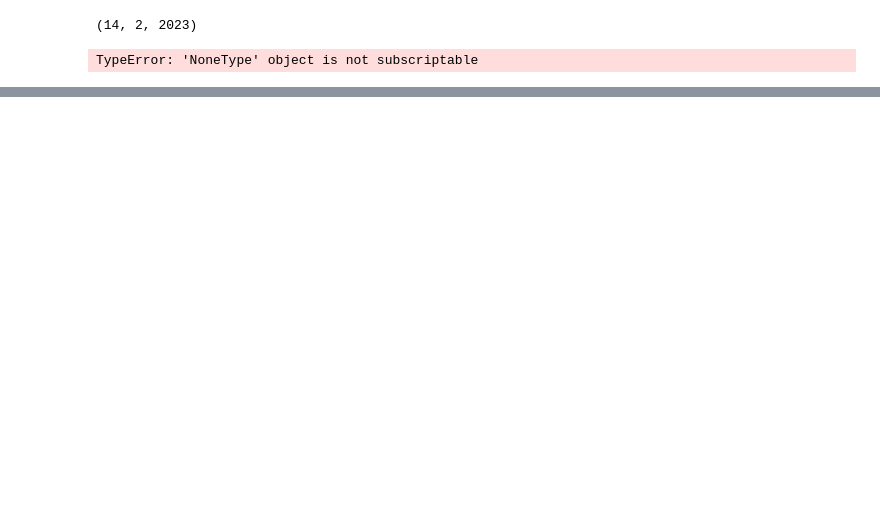
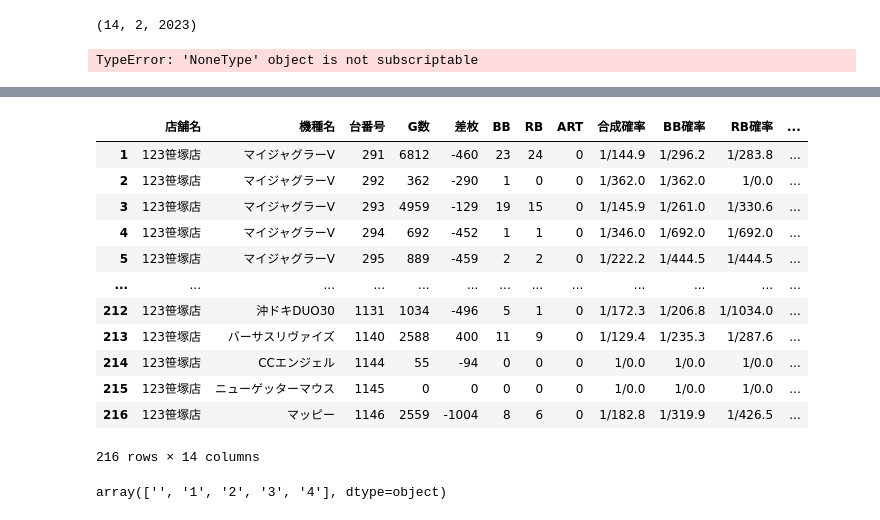
Before and after one commit to y-yanagimoto/kansaisloevent_blog_auto_post, a Jupyter notebook: test.ipynb, the cells around one changed output, grey strips where cells are left out. Saved outputs shown, nothing was run; the diff lists cells and outputs as text; code cells hidden in the pictures; blank space fills up the shorter version.

```diff
--- a/test.ipynb
+++ b/test.ipynb
@@ -268,0 +324,23 @@ tenpo_day_data_df
+# %%
+read_worksheet_df = pd.DataFrame(worksheet.get_all_values())
+read_worksheet_df.columns = list(read_worksheet_df.loc[0, :])
+read_worksheet_df.drop(0, inplace=True)
+read_worksheet_df
+# %% [output]
+|  | 店舗名 | 機種名 | 台番号 | G数 | 差枚 | BB | RB | ART | 合成確率 | BB確率 | RB確率 | ... |
+| 1 | 123笹塚店 | マイジャグラーV | 291 | 6812 | -460 | 23 | 24 | 0 | 1/144.9 | 1/296.2 | 1/283.8 | ... |
+| 2 | 123笹塚店 | マイジャグラーV | 292 | 362 | -290 | 1 | 0 | 0 | 1/362.0 | 1/362.0 | 1/0.0 | ... |
+| 3 | 123笹塚店 | マイジャグラーV | 293 | 4959 | -129 | 19 | 15 | 0 | 1/145.9 | 1/261.0 | 1/330.6 | ... |
+| 4 | 123笹塚店 | マイジャグラーV | 294 | 692 | -452 | 1 | 1 | 0 | 1/346.0 | 1/692.0 | 1/692.0 | ... |
+| 5 | 123笹塚店 | マイジャグラーV | 295 | 889 | -459 | 2 | 2 | 0 | 1/222.2 | 1/444.5 | 1/444.5 | ... |
+| ... | ... | ... | ... | ... | ... | ... | ... | ... | ... | ... | ... | ... |
+| 212 | 123笹塚店 | 沖ドキDUO30 | 1131 | 1034 | -496 | 5 | 1 | 0 | 1/172.3 | 1/206.8 | 1/1034.0 | ... |
+| 213 | 123笹塚店 | バーサスリヴァイズ | 1140 | 2588 | 400 | 11 | 9 | 0 | 1/129.4 | 1/235.3 | 1/287.6 | ... |
+| 214 | 123笹塚店 | CCエンジェル | 1144 | 55 | -94 | 0 | 0 | 0 | 1/0.0 | 1/0.0 | 1/0.0 | ... |
+| 215 | 123笹塚店 | ニューゲッターマウス | 1145 | 0 | 0 | 0 | 0 | 0 | 1/0.0 | 1/0.0 | 1/0.0 | ... |
+| 216 | 123笹塚店 | マッピー | 1146 | 2559 | -1004 | 8 | 6 | 0 | 1/182.8 | 1/319.9 | 1/426.5 | ... |
+216 rows × 14 columns
+# %%
+read_worksheet_df['対象'].unique()
+# %% [output]
+array(['', '1', '2', '3', '4'], dtype=object)
```
Also changed, not shown: parts of 13 cells of this notebook, 2 other files.
